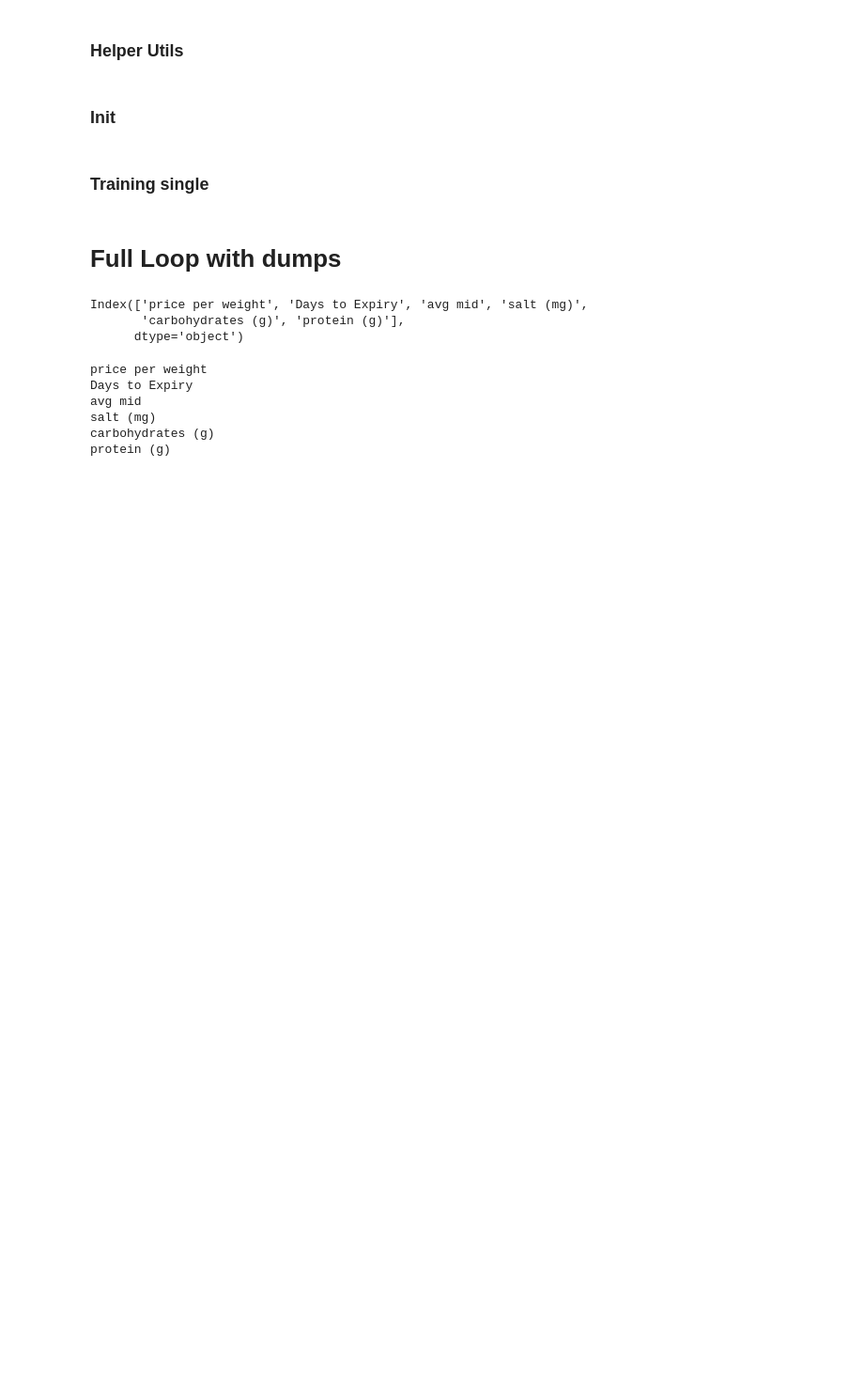
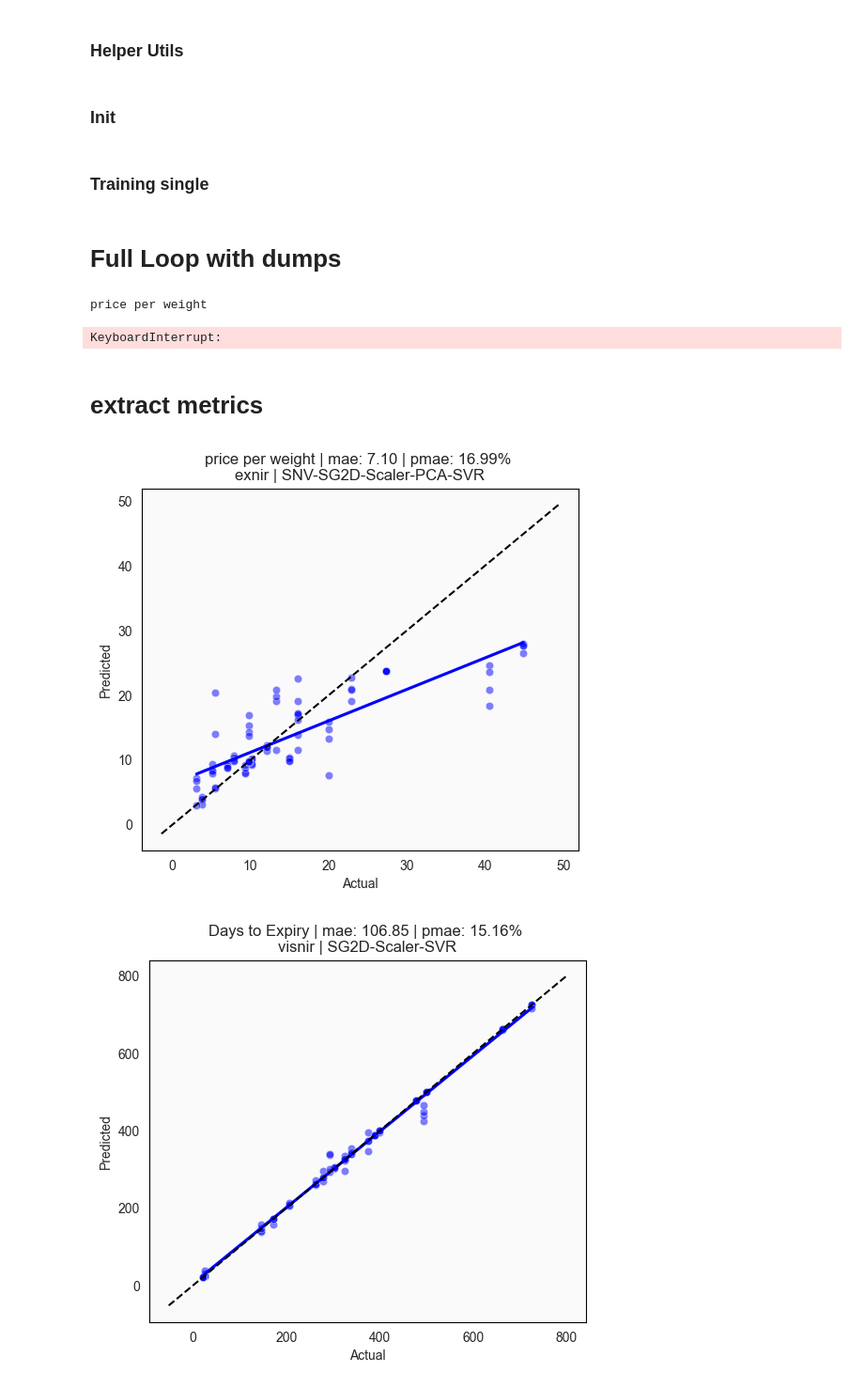
Before and after one commit to ryan-soh-pprint/DS_template, a Jupyter notebook: notebooks/05_profile_v5.ipynb, the cells around one changed output. Shown: that part at 94% size. Saved outputs shown, nothing was run; the diff lists cells and outputs as text; code cells hidden in the pictures; blank space fills up the shorter version.

```diff
--- a/notebooks/05_profile_v5.ipynb
+++ b/notebooks/05_profile_v5.ipynb
@@ -440,10 +440,7 @@ output_dir = Path("../model/predictions_profile/")
 output_dir.mkdir(exist_ok=True, parents=True)
 # %%
 y.columns
+labels = list(y.columns)
-# %% [output]
-Index(['price per weight', 'Days to Expiry', 'avg mid', 'salt (mg)',
-       'carbohydrates (g)', 'protein (g)'],
-      dtype='object')
 # %%
 # this flow considers each column in y_DataFrame as regression labels
 # Will loop through each column and generate outputs for each
@@ -455,7 +452,7 @@ metrics_exnir = []
 metrics_meta = []
 
 metrics_best = []
-labels = list(y.columns)
+
 for label in labels:
     input_y = y[label]
 
@@ -561,8 +558,6 @@ metrics_df = pd.DataFrame(metrics_meta)
 metrics_df.to_csv(os.path.join(output_dir, "metrics_meta.csv"), index=False)
 # %% [output]
 price per weight
-Days to Expiry
-avg mid
-salt (mg)
-carbohydrates (g)
-protein (g)
+KeyboardInterrupt:
+# %% [markdown]
+# extract metrics
@@ -568,0 +570,43 @@ protein (g)
+# %%
+for label in labels:
+
+    # if label != "price per weight": break
+
+    list_of_pkl_files = glob.glob(f'../model/predictions_profile/trainer_{label}_*.pkl')
+    model_name = [re.search(r'_([^_]+)\.pkl$', filename).group(1) for filename in list_of_pkl_files]
+    loaded_pkl = [pkl.load(open(file, 'rb')) for file in list_of_pkl_files]
+
+    metrics = [generate_regression_metrics(model,y[label]) for model in loaded_pkl]
+    pipelines = [model.get_pipeline() for model in loaded_pkl]
+
+    performances = [model.get_best_performance() for model in loaded_pkl]
+    best_performance = np.argmax(np.array(performances)) # argmax, Most positive neg-MSE wins
+
+    best_model =  {'name':model_name[best_performance], **metrics[best_performance]}
+    best_model_output =  json.dumps(best_model, indent=4)
+
+    dataset_options = {
+        'exnir': X_exnir,
+        'visnir': X_visnir,
+        # 'meta': X_meta,
+    }
+
+    predictions = pipelines[best_performance].predict(dataset_options[best_model['name']])
+
+    plt.figure(figsize=(6, 5))
+    sns.scatterplot(x=y[label], y=predictions, color='blue', alpha=0.5)
+    sns.regplot(x=y[label], y=predictions, scatter=False, color='blue', ci=None)
+    plt.plot([y[label].min()-y[label].max()*.1, y[label].max()+y[label].max()*.1],
+             [y[label].min()-y[label].max()*.1, y[label].max()+y[label].max()*.1],
+             color='black', linestyle='--')  # Reference line
+    plt.title(f'{label} | mae: {float(best_model["mae"]):.2f} | pmae: {float(best_model["pmae"]):.2f}% \n{best_model["name"]} | {best_model["model"]}')
+    plt.xlabel(f'Actual')
+    plt.ylabel(f'Predicted')
+    plt.savefig(f'../model/predictions_profile/prederror_{label}_{best_model["name"]}_best.png')
+
+
+    plt.show()
+    plt.close()
+# %% [output]
+[figure, added]
+[figure, added]
```
Also changed, not shown: parts of 3 cells of this notebook, 1 other file.
